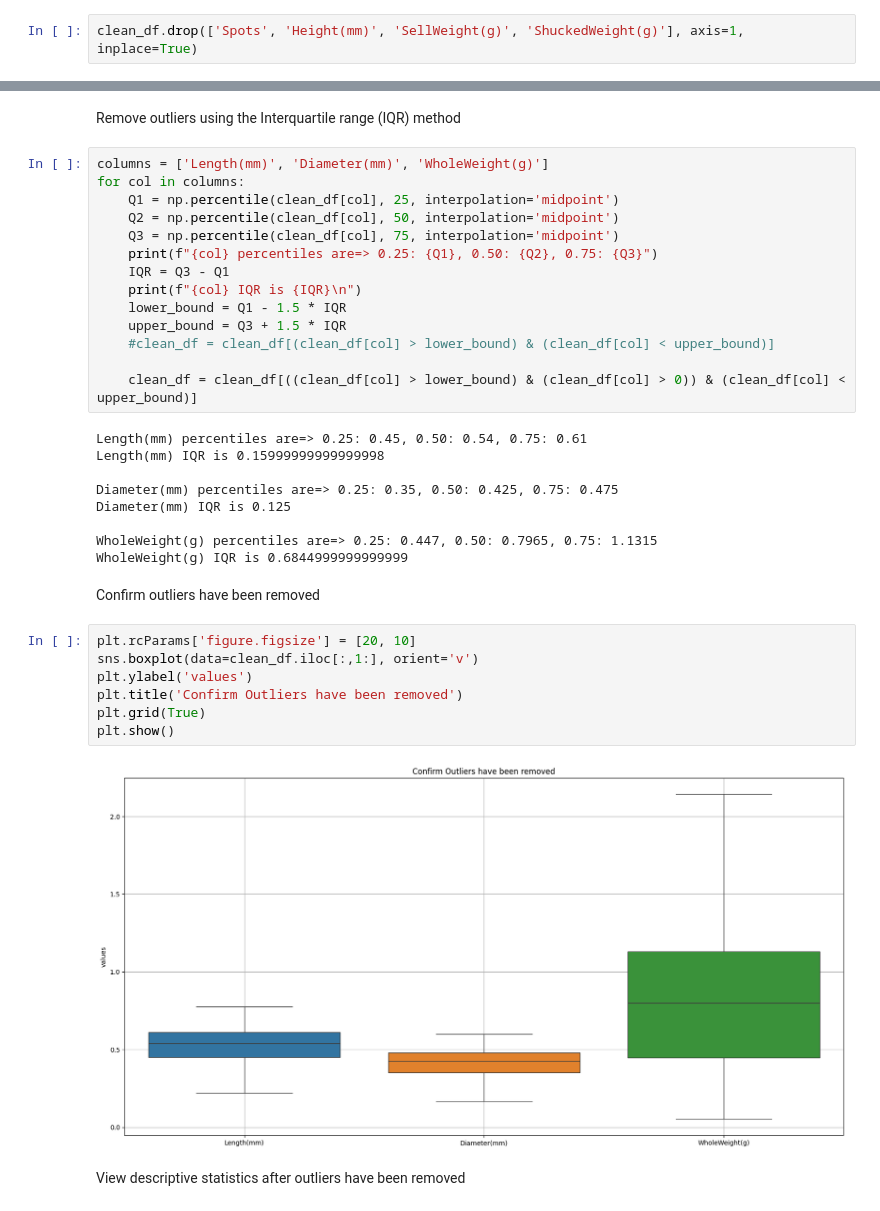
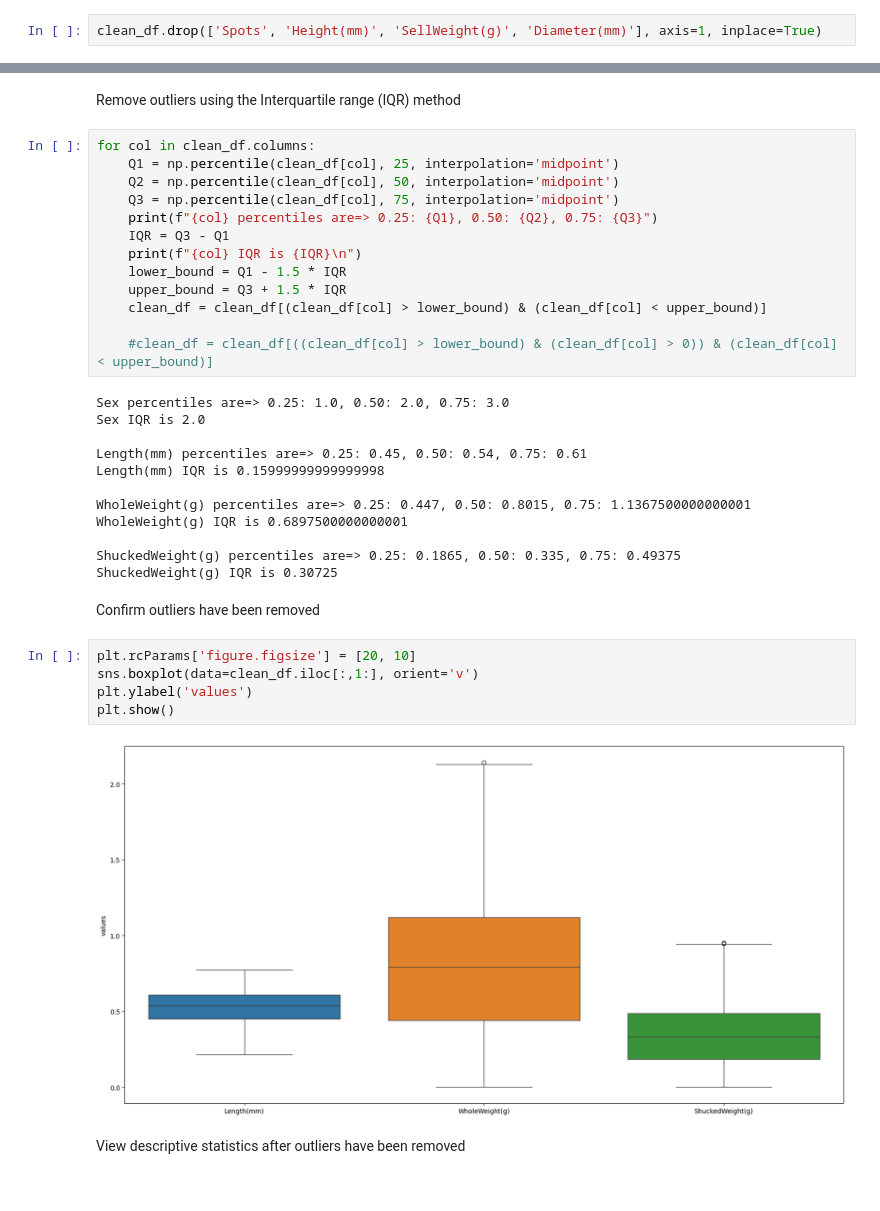
Before and after one commit to cotpetru24/data_mining, a Jupyter notebook: stu124543_data_mining.ipynb, the cells around one changed output, grey strips where cells are left out. Cells and saved outputs as stored; diff of their text form.

```diff
--- a/stu124543_data_mining.ipynb
+++ b/stu124543_data_mining.ipynb
@@ -143,7 +150,7 @@ Data columns (total 8 columns):
 # %% [markdown]
 Drop irrelevant columns
 # %%
-clean_df.drop(['Spots', 'Height(mm)', 'SellWeight(g)', 'ShuckedWeight(g)'], axis=1, inplace=True)
+clean_df.drop(['Spots', 'Height(mm)', 'SellWeight(g)', 'Diameter(mm)'], axis=1, inplace=True)
 # %% [markdown]
 
 Checking the dataset for missing values and printing the total number of cells where value is missing
@@ -211,8 +216,7 @@ plt.show()
 # %% [markdown]
 Remove outliers using the Interquartile range (IQR) method
 # %%
-columns = ['Length(mm)', 'Diameter(mm)', 'WholeWeight(g)']
-for col in columns:
+for col in clean_df.columns:
     Q1 = np.percentile(clean_df[col], 25, interpolation='midpoint')
     Q2 = np.percentile(clean_df[col], 50, interpolation='midpoint')
     Q3 = np.percentile(clean_df[col], 75, interpolation='midpoint')
@@ -221,29 +225,30 @@ for col in columns:
     print(f"{col} IQR is {IQR}\n")
     lower_bound = Q1 - 1.5 * IQR
     upper_bound = Q3 + 1.5 * IQR
-    #clean_df = clean_df[(clean_df[col] > lower_bound) & (clean_df[col] < upper_bound)]
+    clean_df = clean_df[(clean_df[col] > lower_bound) & (clean_df[col] < upper_bound)]
 
-    clean_df = clean_df[((clean_df[col] > lower_bound) & (clean_df[col] > 0)) & (clean_df[col] < upper_bound)]
+    #clean_df = clean_df[((clean_df[col] > lower_bound) & (clean_df[col] > 0)) & (clean_df[col] < upper_bound)]
 # %% [output]
+Sex percentiles are=> 0.25: 1.0, 0.50: 2.0, 0.75: 3.0
+Sex IQR is 2.0
+
 Length(mm) percentiles are=> 0.25: 0.45, 0.50: 0.54, 0.75: 0.61
 Length(mm) IQR is 0.15999999999999998
 
-Diameter(mm) percentiles are=> 0.25: 0.35, 0.50: 0.425, 0.75: 0.475
-Diameter(mm) IQR is 0.125
+WholeWeight(g) percentiles are=> 0.25: 0.447, 0.50: 0.8015, 0.75: 1.1367500000000001
+WholeWeight(g) IQR is 0.6897500000000001
 
-WholeWeight(g) percentiles are=> 0.25: 0.447, 0.50: 0.7965, 0.75: 1.1315
-WholeWeight(g) IQR is 0.6844999999999999
+ShuckedWeight(g) percentiles are=> 0.25: 0.1865, 0.50: 0.335, 0.75: 0.49375
+ShuckedWeight(g) IQR is 0.30725
 # %% [markdown]
 Confirm outliers have been removed
 # %%
 plt.rcParams['figure.figsize'] = [20, 10]
 sns.boxplot(data=clean_df.iloc[:,1:], orient='v')
 plt.ylabel('values')
-plt.title('Confirm Outliers have been removed')
-plt.grid(True)
 plt.show()
 # %% [output]
-[figure, old version]
+[figure, new version]
 # %% [markdown]
 View descriptive statistics after outliers have been removed
 # %%
```
Also changed, not shown: parts of 34 cells of this notebook.
